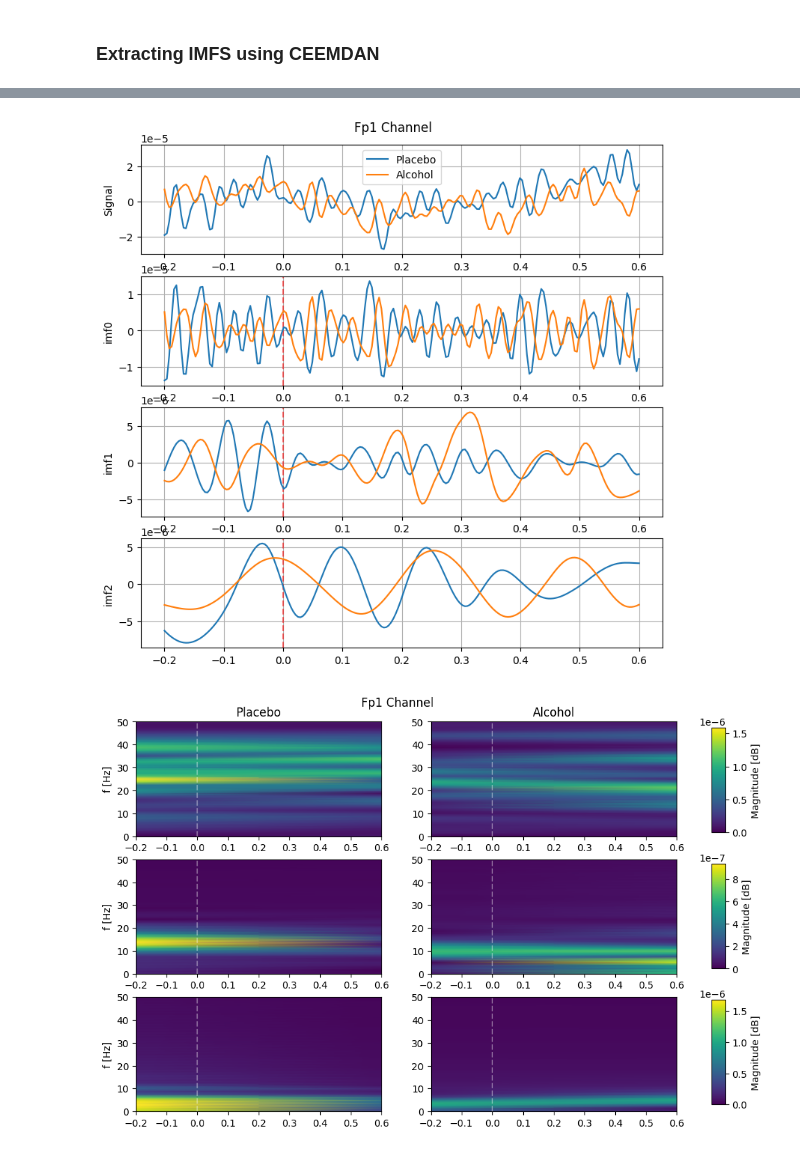
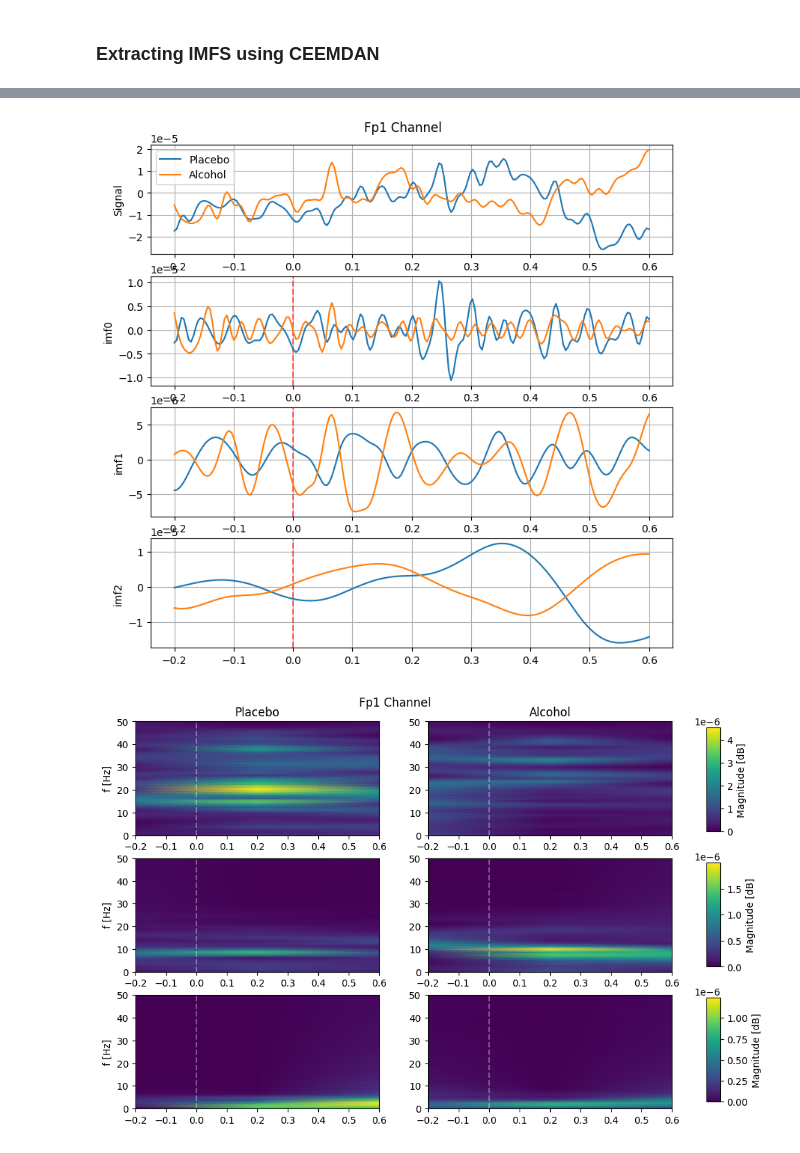
Before and after one commit to sunnivaf/TTK7-project1, a Jupyter notebook: EEG_v2.ipynb, the cells around one changed output, grey strips where cells are left out. Cells and saved outputs as stored; diff of their text form; code cells hidden in the pictures.

```diff
--- a/EEG_v2.ipynb
+++ b/EEG_v2.ipynb
@@ -6,12 +6,12 @@ mne.set_log_level('error')
 import matplotlib.pyplot as plt
 from functions_v2 import *
 # %%
-subject = "P019"
+subject = "P018"
 run = "005"
 data_dir = f"./{subject}/"
 ica_path =  f"./ICA/{subject}"
 
-epoch = 1
+epoch = 3
 
 # Placebo
 p_id_placebo = f"sub-{subject}_ses-S001_task-Default_run-{run}"
@@ -230,8 +243,9 @@ plot_imfs(a_cimfs1, t, a_d1)
 # %%
 plot_imfs_together(p_cimfs1, a_cimfs1, t, p_d1, a_d1, [0, 1, 2], channel=channels[1])
 # %% [output]
-[figure, old version]
+[figure, new version]
 # %%
-plot_stft_imfs(sample_rate, p_cimfs1, a_cimfs1, t, p_d1, a_d1, [0, 1, 2], [0, 1, 2], channels[1])
+plot_stft_imfs(sample_rate, p_cimfs1, a_cimfs1, t, p_d1, a_d1, [0, 1, 2], [0, 1, 2], channels[1],
+               nperseg=200, noverlap=100)
 # %% [output]
-[figure, old version]
+[figure, new version]
```
Also changed, not shown: parts of 7 cells of this notebook, 16 other files.
